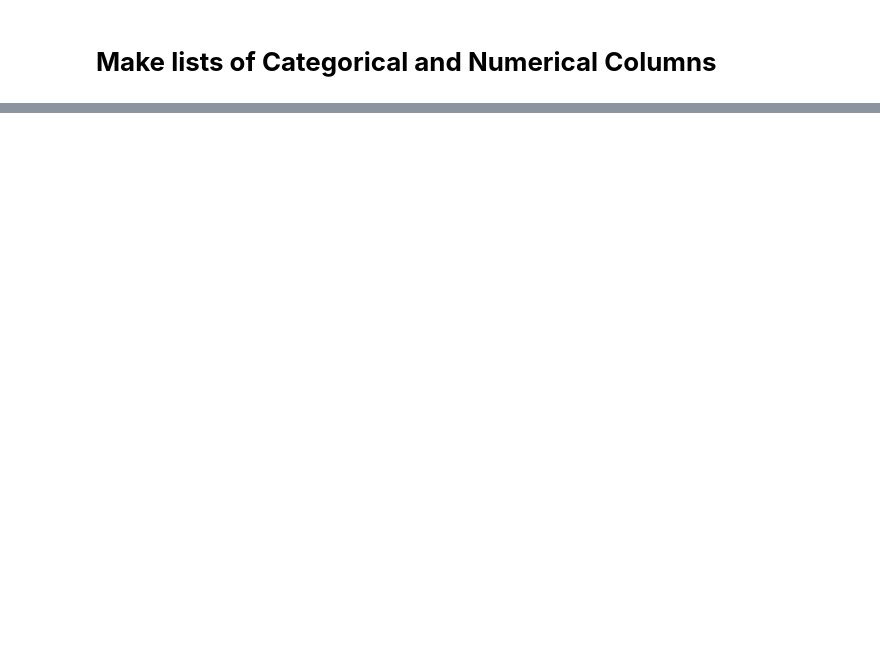
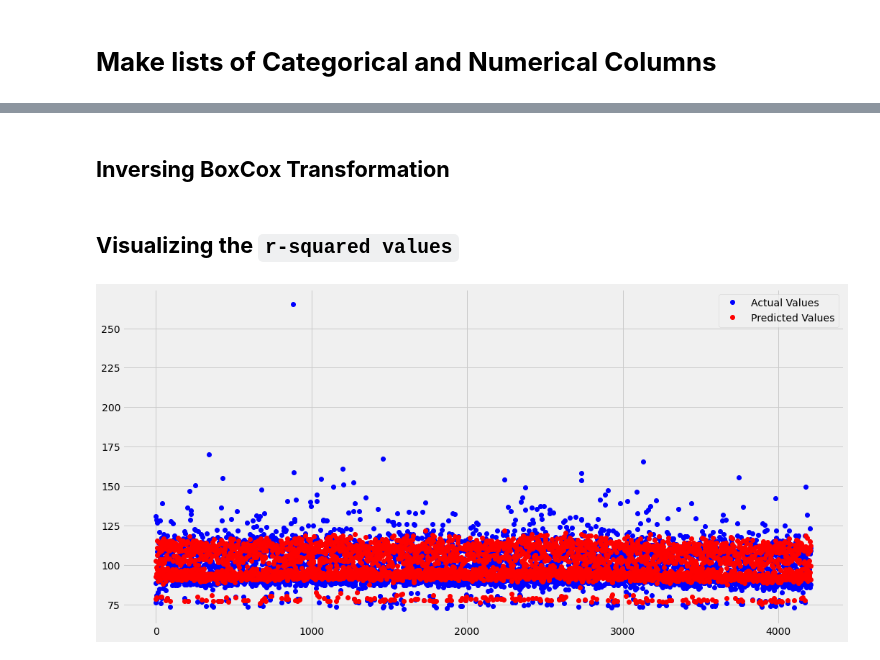
Before and after one commit to snikhil17/Mercedes-Benz-Greener-Manufacturing, a Jupyter notebook: Mercedes_Benz_Greener_Manufacturing.ipynb, the cells around one changed output, grey strips where cells are left out. Saved outputs shown, nothing was run; the diff lists cells and outputs as text; code cells hidden in the pictures; blank space fills up the shorter version.

```diff
--- a/Mercedes_Benz_Greener_Manufacturing.ipynb
+++ b/Mercedes_Benz_Greener_Manufacturing.ipynb
@@ -64,0 +538,3 @@ display(df_test.head())
+# %%
+df_train.y,lambda_param = stats.boxcox(df_train.y)
+lambda_param
@@ -64,0 +607,16 @@ display(df_test.head())
+# %%
+%%time
+
+# Instantiate the XGBoost classifier with the best estimators and parameters
+xgb_reg=XGBRegressor(base_score=0.5, booster='gbtree', colsample_bylevel=1,
+             colsample_bynode=1, colsample_bytree=0.7, gamma=0.001, gpu_id=0,
+             importance_type='gain', learning_rate=0.01, max_delta_step=0,
+             max_depth=3, min_child_weight=1, missing=None, n_estimators=9000,
+             n_jobs=1, nthread=None, objective='reg:squarederror',
+             predictor='gpu_predictor', random_state=0,
+             reg_alpha=0.06257530400729013, reg_lambda=0.27220135998501516,
+             scale_pos_weight=1, seed=None, silent=None, subsample=0.2,
+             tree_method='gpu_hist', verbosity=1)
+
+r2_Score = cross_val_score(xgb_reg,pca2_results_train,df_train['y'].values,scoring='r2',cv=7)
+r2_Score
@@ -64,0 +640,9 @@ display(df_test.head())
+# %%
+%%time
+# Fit the training data
+xgb_reg.fit(pca2_results_train,df_train['y'].values)
+
+# predict the time taken by car to pass testing on train and test data
+x_train_preds = xgb_reg.predict(pca2_results_train)
+X_test_pred = xgb_reg.predict(pca2_results_test)
+X_test_pred
@@ -64,0 +652,23 @@ display(df_test.head())
+# %% [markdown]
+## **Inversing BoxCox Transformation**
+# %%
+"""Inversing the Boxcox"""
+X_test_pred = inv_boxcox(X_test_pred, -0.8156623537257063)
+
+
+
+"""Inversing the Boxcox"""
+x_train_preds = inv_boxcox(x_train_preds, -0.8156623537257063)
+
+
+"""Inversing the Boxcox"""
+df_train['y'] = inv_boxcox(df_train['y'], -0.8156623537257063)
+# %% [markdown]
+## **Visualizing the ``r-squared values``**
+# %%
+plt.figure()
+plt.plot(df_train['y'].values, 'o', color = 'blue', label = 'Actual Values')
+plt.plot(x_train_preds, 'o', color = 'red', label = 'Predicted Values')
+plt.legend();
+# %% [output]
+[figure, added]
```
Also changed, not shown: parts of 67 cells of this notebook.
